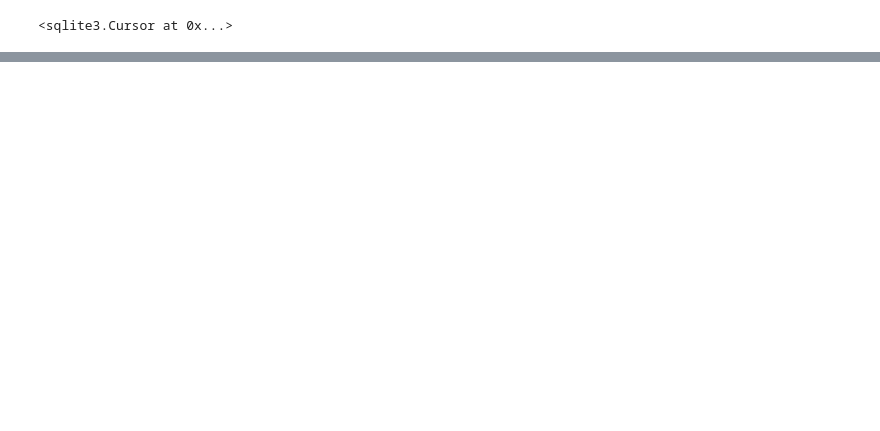
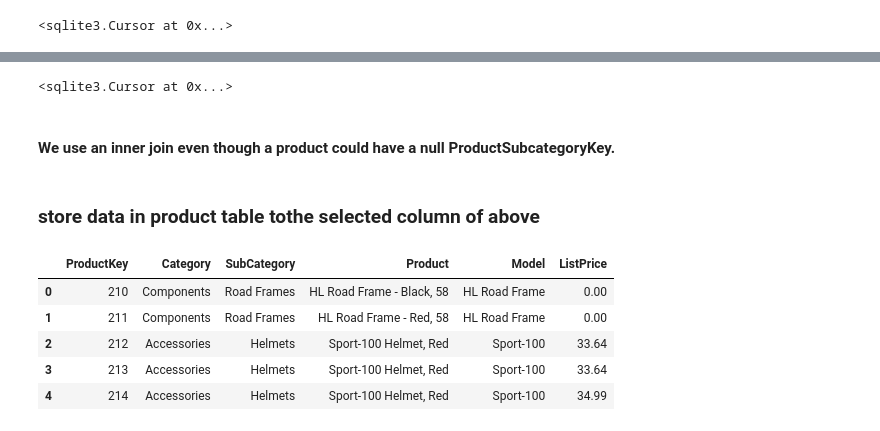
Before and after one commit to 960Subhamsingh/Python-oops-concept, a Jupyter notebook: database_connectivity/sqlite.ipynb, the cells around one changed output, grey strips where cells are left out. Cells and saved outputs as stored; diff of their text form; code cells hidden in the pictures; blank space fills up the shorter version.

```diff
--- a/database_connectivity/sqlite.ipynb
+++ b/database_connectivity/sqlite.ipynb
@@ -268,0 +114,3 @@ pysqldf('''select * from data  where  DateKey >= 20052231''')
+# %%
+def psqldf(query):
+    return sqldf(query , globals())
@@ -403,0 +347,36 @@ SELECT
+# %%
+cur.executescript(create_dimproduct)
+# %% [output]
+<sqlite3.Cursor at 0x...>
+# %% [markdown]
+#### We use an inner join even though a product could have a null ProductSubcategoryKey.
+# %%
+sql = '''
+SELECT ProductKey,
+       EnglishProductCategoryName as Category,
+       sc.EnglishProductSubcategoryName as SubCategory,
+       p.EnglishProductName as Product,
+       p.ModelName as Model,
+       ifnull(round(p.ListPrice,2), 0) as ListPrice
+FROM dfproduct                       p
+INNER JOIN productsubcategory      sc
+  ON (p.ProductSubcategoryKey = sc.ProductSubcategoryKey)
+INNER JOIN productcategory         pc
+  ON (sc.ProductCategoryKey = pc.ProductCategoryKey)
+'''
+# %% [markdown]
+### store data in product  table  tothe selected column of above
+# %%
+# Store the results in our SQLite data  on the databaes
+# if_exists options are replace, append,
+
+product_data =psqldf(sql)
+# %%
+product_data.head()
+# %% [output]
+|  | ProductKey | Category | SubCategory | Product | Model | ListPrice |
+| 0 | 210 | Components | Road Frames | HL Road Frame - Black, 58 | HL Road Frame | 0.00 |
+| 1 | 211 | Components | Road Frames | HL Road Frame - Red, 58 | HL Road Frame | 0.00 |
+| 2 | 212 | Accessories | Helmets | Sport-100 Helmet, Red | Sport-100 | 33.64 |
+| 3 | 213 | Accessories | Helmets | Sport-100 Helmet, Red | Sport-100 | 33.64 |
+| 4 | 214 | Accessories | Helmets | Sport-100 Helmet, Red | Sport-100 | 34.99 |
```
Also changed, not shown: parts of 69 cells of this notebook, 1 other file.
